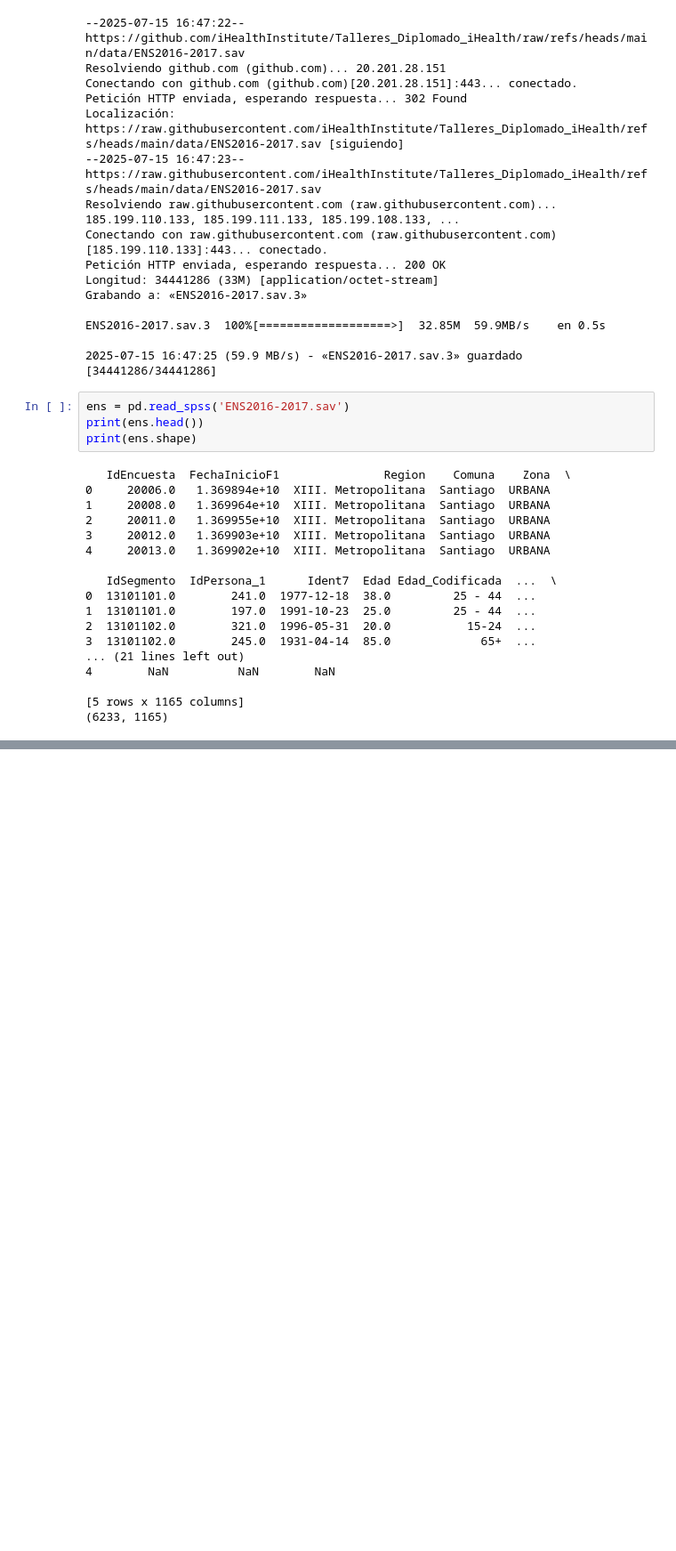
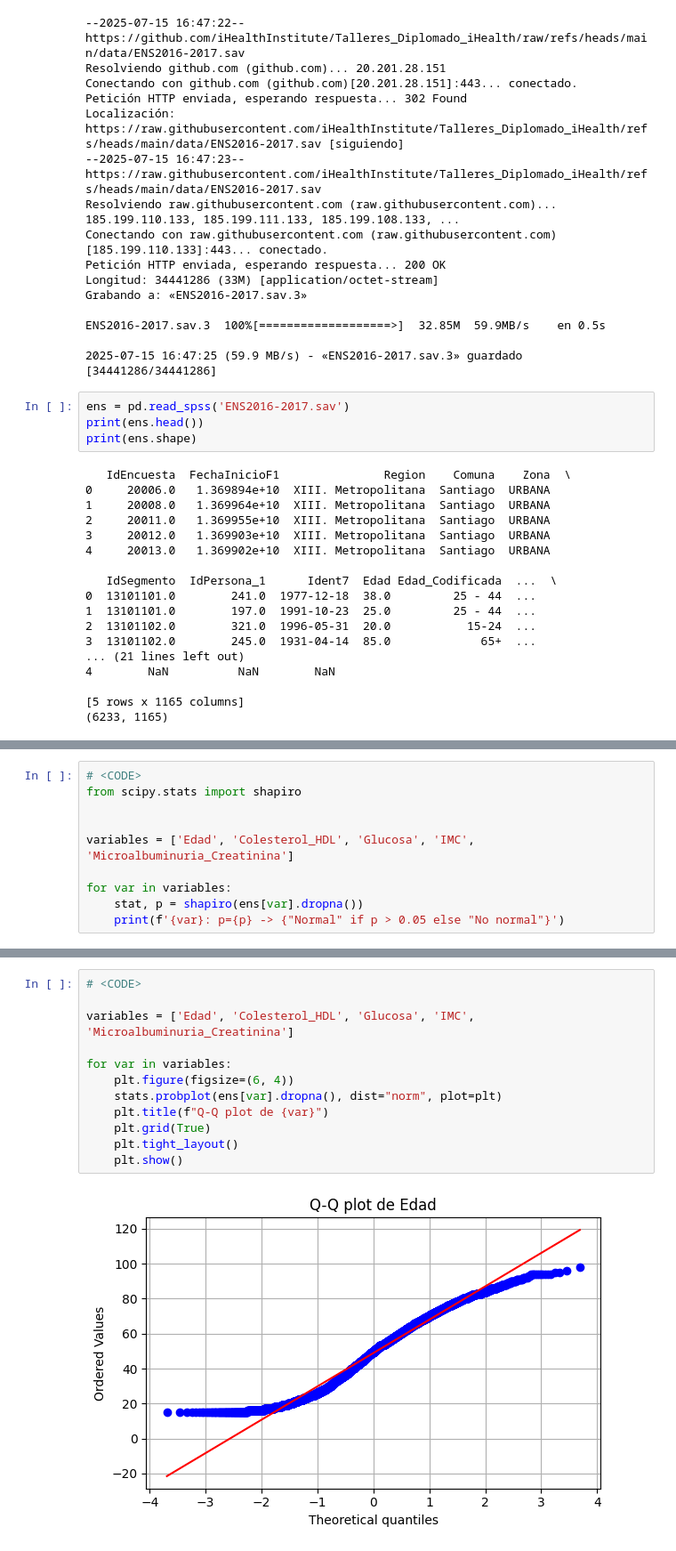
Before and after one commit to iHealthInstitute/Talleres_Diplomado_iHealth, a Jupyter notebook: curso_2/test_de_hipotesis_solution.ipynb, the cells around one changed output, grey strips where cells are left out. Shown: that part at 89% size. Saved outputs shown, nothing was run; the diff lists cells and outputs as text; blank space fills up the shorter version.

```diff
--- a/curso_2/test_de_hipotesis_solution.ipynb
+++ b/curso_2/test_de_hipotesis_solution.ipynb
@@ -141,0 +205,10 @@ Es de mucha utilidad visualizar los datos mediante su histograma para entender e
+# %%
+# <CODE>
+from scipy.stats import shapiro
+
+
+variables = ['Edad', 'Colesterol_HDL', 'Glucosa', 'IMC', 'Microalbuminuria_Creatinina']
+
+for var in variables:
+    stat, p = shapiro(ens[var].dropna())
+    print(f'{var}: p={p} -> {"Normal" if p > 0.05 else "No normal"}')
@@ -141,0 +226,14 @@ Es de mucha utilidad visualizar los datos mediante su histograma para entender e
+# %%
+# <CODE>
+
+variables = ['Edad', 'Colesterol_HDL', 'Glucosa', 'IMC', 'Microalbuminuria_Creatinina']
+
+for var in variables:
+    plt.figure(figsize=(6, 4))
+    stats.probplot(ens[var].dropna(), dist="norm", plot=plt)
+    plt.title(f"Q-Q plot de {var}")
+    plt.grid(True)
+    plt.tight_layout()
+    plt.show()
+# %% [output]
+[figure, added]
```
Also changed, not shown: parts of 8 cells of this notebook.
